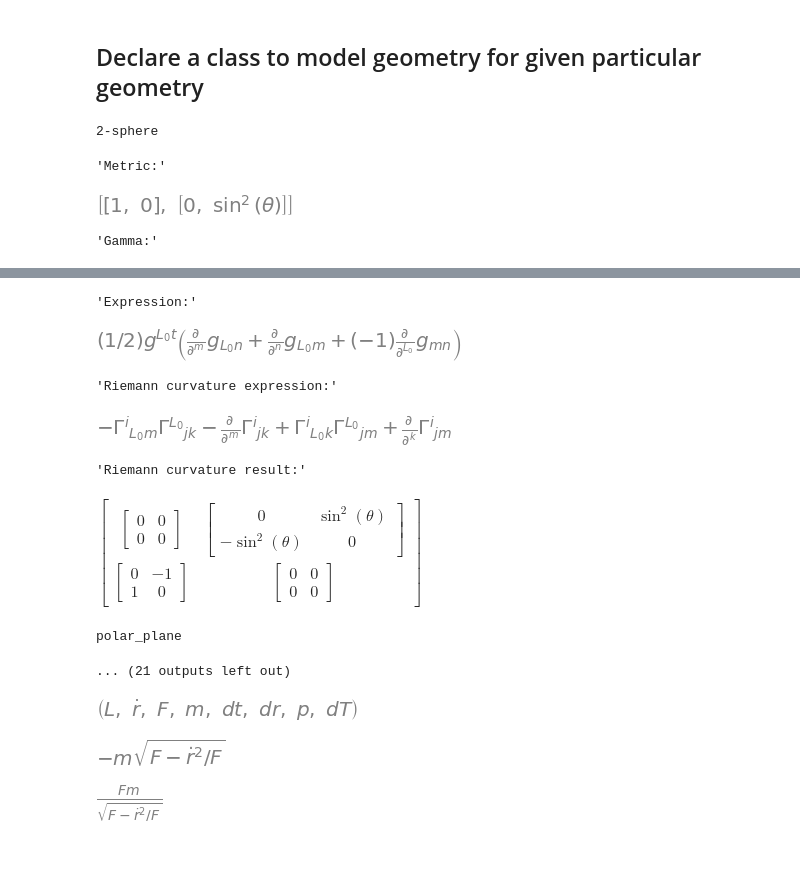
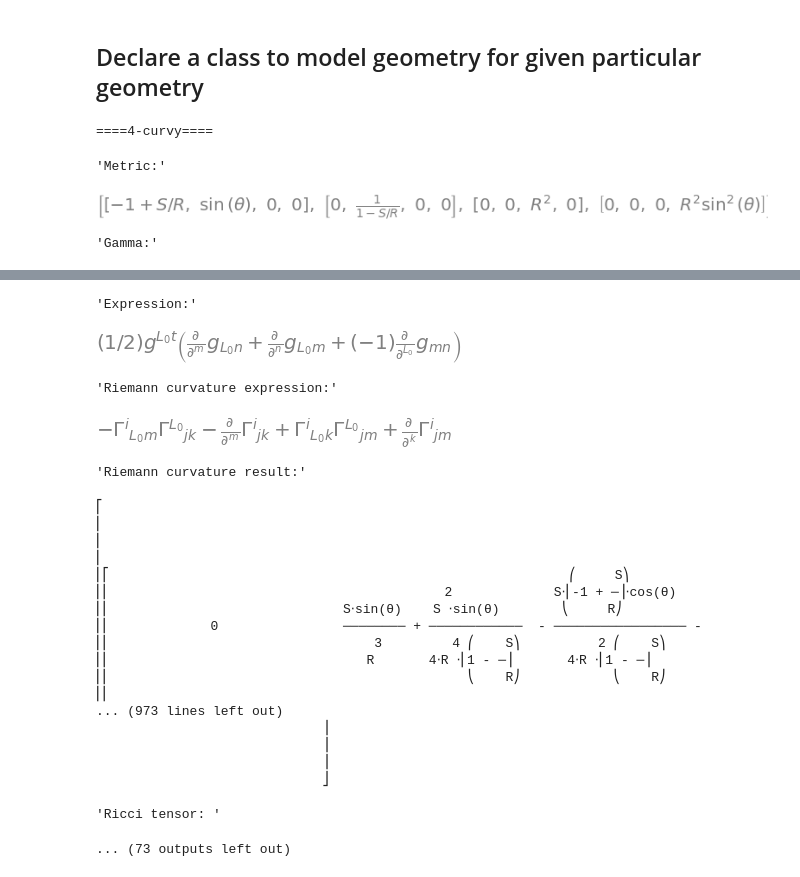
Before and after one commit to ipoole/QM, a Jupyter notebook: GR_tensors.ipynb, the cells around one changed output, grey strips where cells are left out. Cells and saved outputs as stored; diff of their text form; code cells hidden in the pictures; blank space fills up the shorter version.

```diff
--- a/GR_tensors.ipynb
+++ b/GR_tensors.ipynb
@@ -25,17 +20,20 @@ class Geometry:
         self.fGamma = None
         self.fGamma_expr = None
         self.fRiemann = None
+        self.fRicci = None
 
         self.L = TensorIndexType('L', dummy_name='L')
         self.x = tensor_heads('_', [self.L])
 
     def metric(self):
         if self.fMetric is None:
-            theta, phi, R = symbols('theta phi R')
+            theta, phi, R, t, S = symbols('theta phi R t S')  # S is Schwartzchild radius, S=2MG
             cases = {
                 '2-sphere': ([[1,0],[0,sin(theta)**2]], [theta, phi]),
                 'polar_plane': ([[1, 0],[0, R**2]], [R, theta]),
-                '3-sphere': ([[1,0,0], [0, R**2, 0], [0,0,R**2 * sin(theta)**2]], [R, theta, phi])
+                '3-sphere': ([[1,0,0], [0, R**2, 0], [0,0,R**2 * sin(theta)**2]], [R, theta, phi]),
+                '4-schwartzwald': ([[-(1-S/R), 0,0,0], [0, (1-S/R)**-1, 0, 0], [0, 0, R**2, 0], [0, 0, 0, R**2 * sin(theta)**2]], [t, R, theta, phi]),
+                '4-curvy': ([[-(1-S/R), sin(theta),0,0], [0, (1-S/R)**-1, 0, 0], [0, 0, R**2, 0], [0, 0, 0, R**2 * sin(theta)**2]], [t, R, theta, phi])
             }
             self.fMetric, self.fX = cases[self.which_geometry]
         return self.fMetric
@@ -74,35 +72,47 @@ class Geometry:
         R_exp = (
             PartialDerivative(gamma(i, -j, -m), self.x(k)) -
             PartialDerivative(gamma(i, -j, -k), self.x(m)) +
             gamma(i, -r, -k) * gamma(r, -j, -m) -
             gamma(i, -r, -m) * gamma(r, -j, -k))
 
         R = tensor_heads('R', [L, L, L, L])
         gamma_repl = {gamma(i, -j, -m) : self.gamma()}
         R_repl = {R(i, -k, -m, -j): R_exp.replace_with_arrays(x_repl | gamma_repl)}  # swapping final two indices, seems necessary
         result = R(i, -k, -j, -m).replace_with_arrays(R_repl)
 
         return R_exp, result
 
+    def ricci_tensor(self):
+        if self.fRicci is None:
+            R_exp, R_result = self.riemann_curvature()
+            self.fRicci = tensorcontraction(R_result, (0, 1))
+        return self.fRicci
+
 def test_geometry():
 
-    for which in '2-sphere', 'polar_plane', '3-sphere':
-        print(which)
+    for which in '4-curvy', '4-schwartzwald', '2-sphere', 'polar_plane', '3-sphere':
+        print(f"===={which}====")
         geom = Geometry(which)
         display ('Metric:', geom.metric())
 
         display ('Gamma:', geom.gamma())
         display ('Expression:', geom.gamma_expr())
 
         r_exp, r_result = geom.riemann_curvature()
         display ('Riemann curvature expression:', r_exp)
         display ('Riemann curvature result:', r_result)
 
+        ricci_tensor = geom.ricci_tensor()
+        ricci_scalar = tensorcontraction(ricci_tensor, (0,1))
+        display('Ricci tensor: ', ricci_tensor)
+        display('Ricci scalar: ', ricci_scalar)
 
+        G = ricci_tensor - ImmutableDenseNDimArray(geom.metric()) * ricci_scalar / 2
+        display("G: ", G)
 
 test_geometry()
 # %% [output]
-2-sphere
+====4-curvy====
 'Metric:'
-[figure, old version]
+[figure, new version]
 'Gamma:'
@@ -112,18 +122,22 @@ $\displaystyle \left[\begin{matrix}\left[\begin{matrix}0 & 0\\0 & - \sin{\left(\
 'Riemann curvature expression:'
 [figure]
 'Riemann curvature result:'
-$\displaystyle \left[\begin{matrix}\left[\begin{matrix}0 & 0\\0 & 0\end{matrix}\right] & \left[\begin{matrix}0 & \sin^{2}{\left(\theta \right)}\\- \sin^{2}{\left(\theta \right)} & 0\end{matrix}\right]\\\left[\begin{matrix}0 & -1\\1 & 0\end{matrix}\right] & \left[\begin{matrix}0 & 0\\0 & 0\end{matrix}\right]\end{matrix}\right]$
-polar_plane
+⎡
+⎢
+⎢
+⎢
+⎢⎡                                                           ⎛     S⎞
+⎢⎢                                           2             S⋅⎜-1 + ─⎟⋅cos(θ)
+⎢⎢                              S⋅sin(θ)    S ⋅sin(θ)        ⎝     R⎠
+⎢⎢             0                ──────── + ────────────  - ───────────────── -
+⎢⎢                                  3         4 ⎛    S⎞          2 ⎛    S⎞
+⎢⎢                                 R       4⋅R ⋅⎜1 - ─⎟       4⋅R ⋅⎜1 - ─⎟
+⎢⎢                                              ⎝    R⎠            ⎝    R⎠
+⎢⎢
+... (973 lines left out)
+                             ⎥
+                             ⎥
+                             ⎥
+                             ⎦
-... (21 outputs left out)
+'Ricci tensor: '
+... (73 outputs left out)
-# %%
-from sympy import *
-init_printing()
-
-L, rdot, F, m = symbols('L rdot F m')
-dt, dr = symbols('dt dr')
-p, H = symbols('p H')
-dtor = symbols('dT')
-r, M, G = symbols('r M G')
-L,rdot,F, m, dt, dr, p, dtor
-# %% [output]
-[figure, removed]
@@ -132,5 +143,0 @@ L,rdot,F, m, dt, dr, p, dtor
-# %%
-L = -m * sqrt(F - rdot**2/F)
-L
-# %% [output]
-[figure, removed]
@@ -139,5 +143,0 @@ p = diff(L, rdot)
-# %%
-H = p * rdot - L
-simplify(H)
-# %% [output]
-[figure, removed]
```
Also changed, not shown: parts of 9 cells of this notebook, 2 other files.
